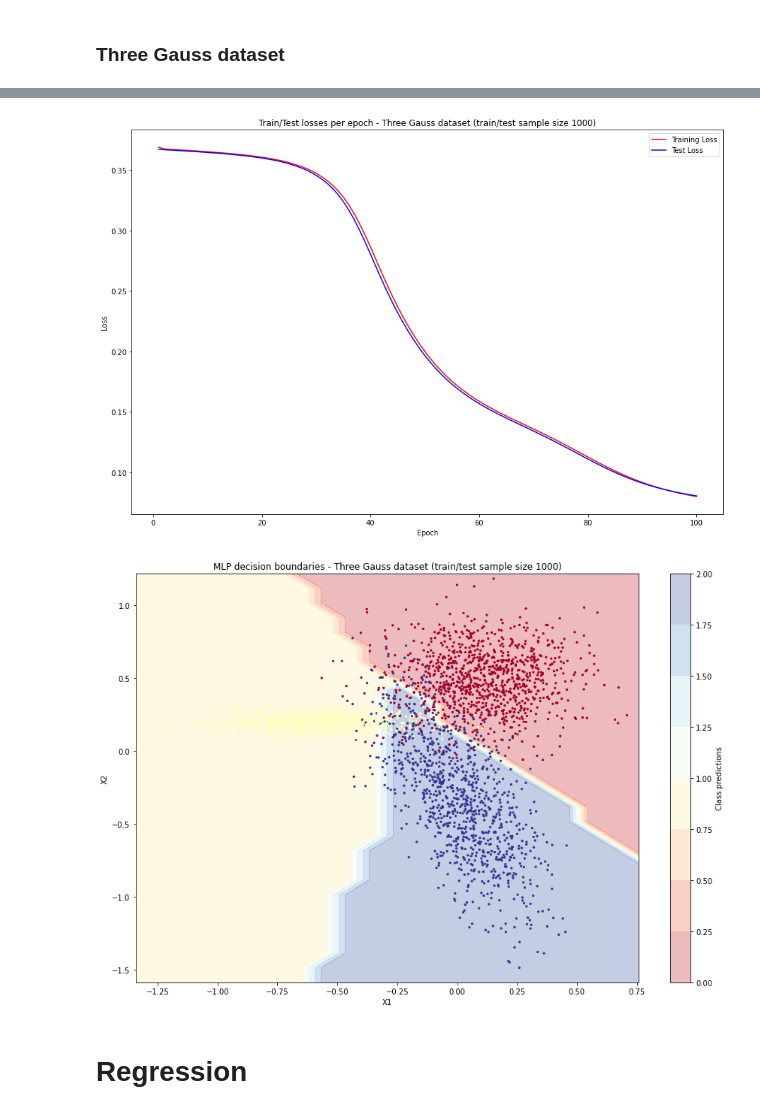
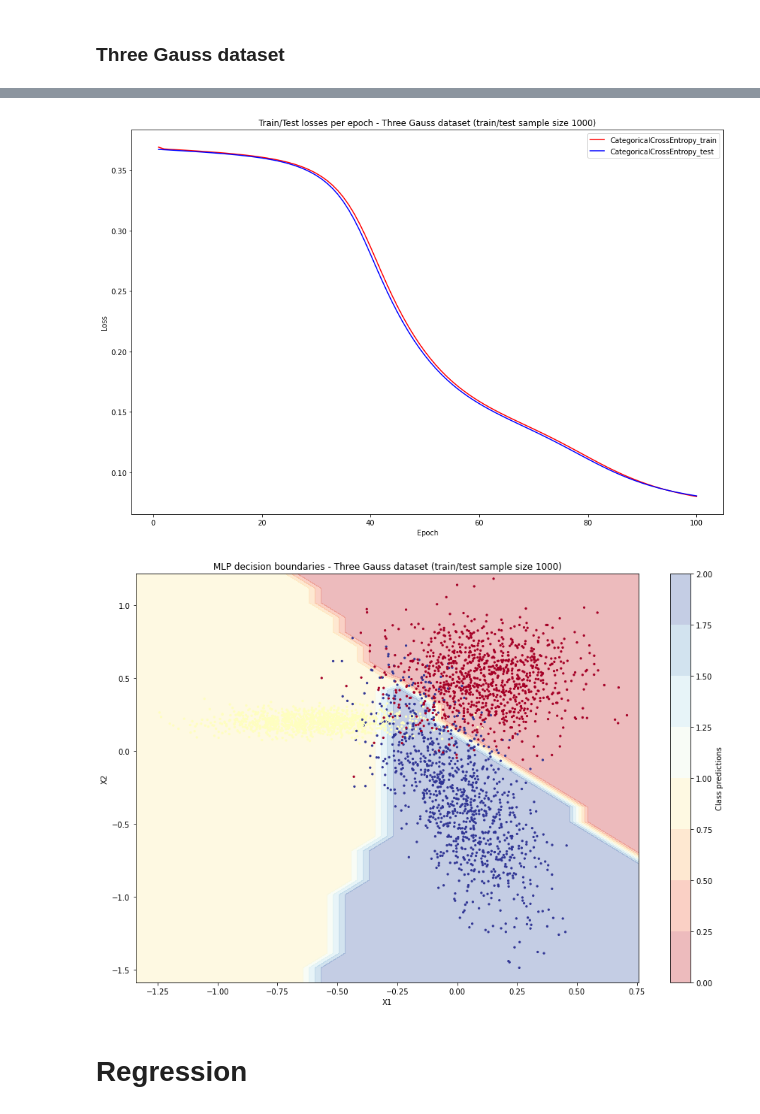
Before and after one commit to antoniszczepanik/toygrad, a Jupyter notebook: experiment.ipynb, the cells around one changed output, grey strips where cells are left out. Cells and saved outputs as stored; diff of their text form; code cells hidden in the pictures.

Commit message:
Add unfied way to handle metric collection + add types to several signatures

```diff
--- a/experiment.ipynb
+++ b/experiment.ipynb
@@ -3,15 +3,15 @@ import numpy as np
 import matplotlib.pyplot as plt
 import pandas as pd
 
-from toygrad import MLP, Layer, Sigmoid, SoftMax, ReLU, TanH, Linear, SquaredError, BinaryCrossEntropy, CategoricalCrossEntropy, AbsoluteError
-from plot import plot_train_test_losses, plot_categorical_decisions, plot_regression_decisions, plot_network
+from toygrad import MLP, Layer, Sigmoid, SoftMax, ReLU, TanH, Linear, SquaredError, BinaryCrossEntropy, AbsoluteError, CategoricalCrossEntropy
+from plot import plot_metric, plot_categorical_decisions, plot_regression_decisions, plot_network
 
 np.random.seed(2137)
 plt.rcParams["figure.figsize"] = (15,10)
 
 CLF = "data/classification"
 REG = "data/regression"
-DATASET_SIZES = [10000]#, 500, 1000, 10_000]
+DATASET_SIZES = [1000]#, 500, 1000, 10_000]
 
 def one_hot(y):
     y = y.astype(int) - 1
@@ -62,7 +62,7 @@ for size in DATASET_SIZES:
         learning_rate=0.5,
     )
     stats = m.train(X,Y, X_test, Y_test)
-    plot_train_test_losses(**stats, title=f"Train/Test losses per epoch - {header}")
+    plot_metric(m.loss, stats, title=f"Train/Test losses per epoch - {header}")
     plot_categorical_decisions(X_test, Y_test, m, f"MLP decision boundaries - {header}", binary=True)
 # %% [output]
 =======================================================================================
@@ -100,7 +100,7 @@ for size in DATASET_SIZES:
         learning_rate=0.2,
     )
     stats = m.train(X,Y, X_test, Y_test)
-    plot_train_test_losses(**stats, title=f"Train/Test losses per epoch - {header}")
+    plot_metric(m.loss, stats, title=f"Train/Test losses per epoch - {header}")
     plot_categorical_decisions(X_test, Y_test, m, f"MLP decision boundaries - {header}")
 # %% [output]
 =======================================================================================
@@ -119,4 +119,4 @@ Epoch  100 - train loss 0.080 (std:0.04) - test loss 0.080 (std:0.16)
-[figure, old version]
+[figure, new version]
 [figure]
 # %% [markdown]
 # Regression
```
Also changed, not shown: parts of 11 cells of this notebook, 2 other files.
